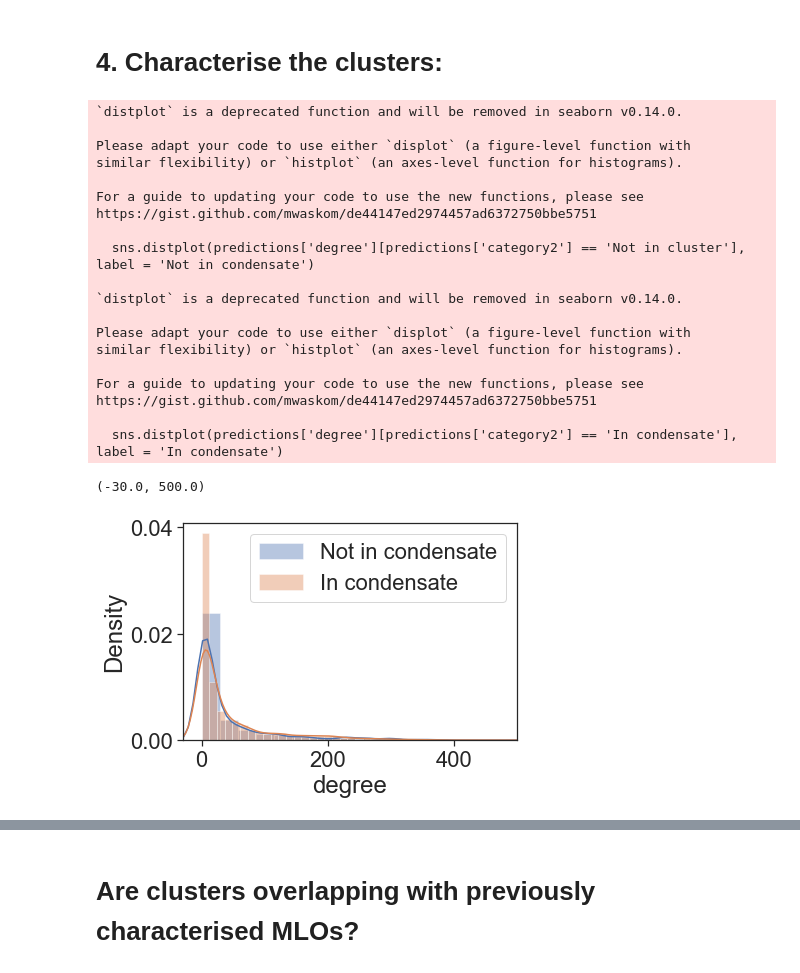
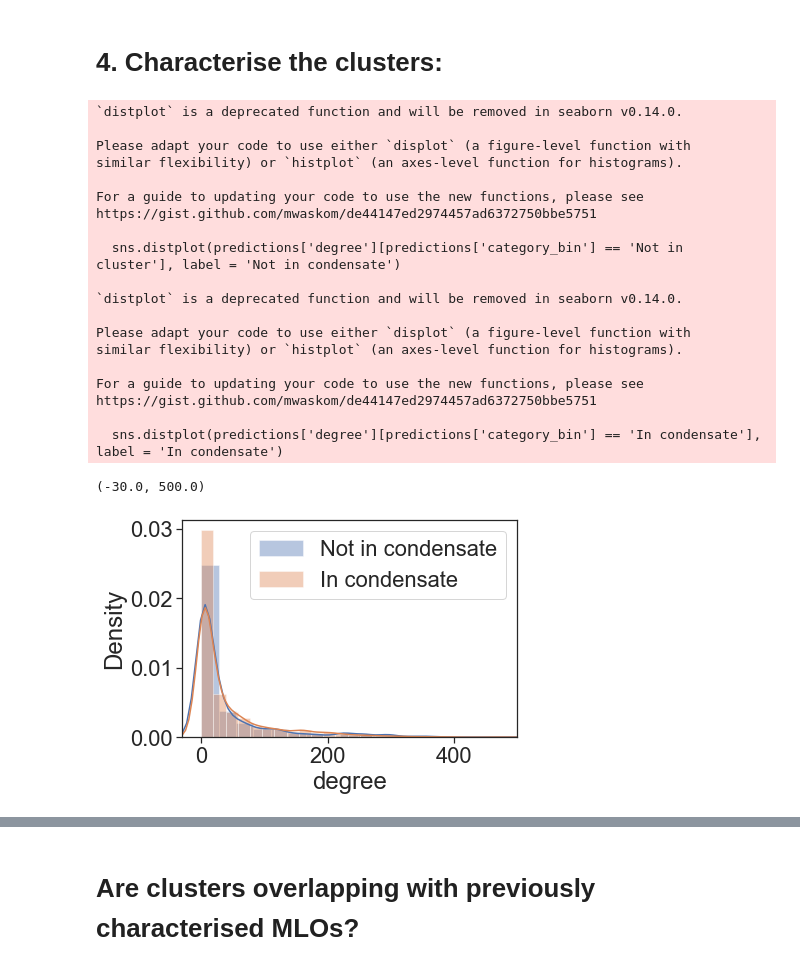
Before and after one commit to kadiliissaar/ProteinCondensateAtlas, a Jupyter notebook: 4__Construction_and_Validation_of_Condensate_Atlas.ipynb, the cells around one changed output, grey strips where cells are left out. Saved outputs shown, nothing was run; the diff lists cells and outputs as text; code cells hidden in the pictures.

```diff
--- a/4__Construction_and_Validation_of_Condensate_Atlas.ipynb
+++ b/4__Construction_and_Validation_of_Condensate_Atlas.ipynb
@@ -139,10 +153,10 @@ for p in range(0, 100):
 # %%
-results_clustering = pd.DataFrame({'cluster_index_50': cluster_index_50,
-                                  'cluster_index_100': cluster_index_100,
+results_clustering_all = pd.DataFrame({str(col1): cluster_index_1,
+                                  str(col2): cluster_index_2,
                                   'cluster_size': cluster_size_array,
                                   'cond_prone_protein_count': cond_prone_in_cluster_array,
                                   'proteins': IDs})
-results_clustering = results_clustering[results_clustering['cluster_size'] > 7]
+results_clustering = results_clustering_all[results_clustering_all['cluster_size'] > 5]
 results_clustering['cond_fraction'] = results_clustering['cond_prone_protein_count'] / results_clustering['cluster_size']
 results_clustering = results_clustering.reset_index(drop = True)
 results_clustering_all = results_clustering.copy()
@@ -201,2 +219,12 @@ https://gist.github.com/mwaskom/de44147ed2974457ad6372750bbe5751
+# %%
+proteins_updated = []
+for k in range(0, len(results_clustering)):
+    proteins_here = results_clustering.iloc[k]['proteins']
+    a = pd.Series(proteins_here).map(SC_score_dict)
+    b = pd.Series(proteins_here).map(COND_score_EF_dict)
+    temp_df = pd.DataFrame({'protein': proteins_here, 'SC_score': a, 'CL_score': b})
+    proteins_updated.append(proteins_here)
+results_clustering['proteins'] = proteins_updated
+results_clustering['cluster_size_final'] = results_clustering['proteins'].str.len()
 # %% [markdown]
 # 4. Characterise the clusters:
@@ -206,18 +231,19 @@ IA_df = pd.pivot_table(IA_data_start, index='protein1', columns='protein2', fill
 # %%
-IA_df_binary = IA_df > 700
+#IA_df_binary = IA_df4.astype(int) > 700
 degree = list(np.sum(IA_df_binary, axis = 1))
-mapping_df = pd.read_csv('Data/Biogrid/uniprot_to_ensp.txt', sep = '\t')
-mapping_dict = dict(zip(mapping_df['To'], mapping_df['From']))
-IDs = IA_df_binary.index.map(mapping_dict)
+predictions = pd.read_csv('Output/predictions.csv')
+swissprot = pd.read_excel('Data/Swissprot/human_swissprot.xlsx')
+mapping_dict = dict(zip(swissprot['Entry'], swissprot['Gene']))
+IDs = IA_df_binary.index
 degree_dict = dict(zip(IDs, degree))
-predictions['prediction_phys_rank'] = predictions['prediction_phys'].rank(ascending=True) / len(predictions)
+predictions['prediction_rank'] = predictions['prediction_comb'].rank(ascending=True) / len(predictions)
 
 score1_dict = dict(zip(predictions['Entry'], predictions['DeePhase_score']))
-score2_dict = dict(zip(predictions['Entry'], predictions['prediction_phys_rank']))
+score2_dict = dict(zip(predictions['Entry'], predictions['prediction_comb']))
+predictions['degree'] = predictions['Entry'].map(degree_dict)
 # %%
-predictions['degree'] = predictions['Entry'].map(degree_dict)
 predictions = predictions[predictions['degree'].notna()]
-predictions['cond_prone'] = np.where((predictions['DeePhase_score'] > 0.75)|(predictions['prediction_phys'] > 0.30), True, False)
+predictions['cond_prone'] = np.where((predictions['DeePhase_score'] > 0.75)|(predictions['prediction_phys'] > 0.25), True, False)
 proteins_in_clusters = results_clustering['proteins'].explode().tolist()
 predictions['in_cluster'] = np.where(predictions['Entry'].isin(proteins_in_clusters), True, False)
 # %%
@@ -232,35 +258,35 @@ results_clustering['mean_prediction_phys'] = results_clustering['prediction_phys
 # %%
 predictions['category'] = np.where(predictions['DeePhase_score'] > 0.75, 'Cond. scaffold', np.NaN)
 predictions['category'] = np.where((predictions['DeePhase_score'] < 0.75) &
                                    (predictions['in_cluster'] == True), 'in cluster, not scaffold', predictions['category'])
 predictions['category'] = np.where(predictions['in_cluster'] == False, 'not in cluster', predictions['category'])
 category_dict = dict(zip(predictions['Entry'], predictions['category']))
-predictions['category2'] = np.where(predictions['category'] == 'not in cluster', 'Not in cluster', 'In condensate')
-sns.distplot(predictions['degree'][predictions['category2'] == 'Not in cluster'], label = 'Not in condensate')
-sns.distplot(predictions['degree'][predictions['category2'] == 'In condensate'], label = 'In condensate')
+predictions['category_bin'] = np.where(predictions['category'] == 'not in cluster', 'Not in cluster', 'In condensate')
+sns.distplot(predictions['degree'][predictions['category_bin'] == 'Not in cluster'], label = 'Not in condensate')
+sns.distplot(predictions['degree'][predictions['category_bin'] == 'In condensate'], label = 'In condensate')
 plt.legend()
 plt.xlim([-30, 500])
 # %% [output]
 `distplot` is a deprecated function and will be removed in seaborn v0.14.0.
 
 Please adapt your code to use either `displot` (a figure-level function with
 similar flexibility) or `histplot` (an axes-level function for histograms).
 
 For a guide to updating your code to use the new functions, please see
 https://gist.github.com/mwaskom/de44147ed2974457ad6372750bbe5751
 
-  sns.distplot(predictions['degree'][predictions['category2'] == 'Not in cluster'], label = 'Not in condensate')
+  sns.distplot(predictions['degree'][predictions['category_bin'] == 'Not in cluster'], label = 'Not in condensate')
 
 `distplot` is a deprecated function and will be removed in seaborn v0.14.0.
 
 Please adapt your code to use either `displot` (a figure-level function with
 similar flexibility) or `histplot` (an axes-level function for histograms).
 
 For a guide to updating your code to use the new functions, please see
 https://gist.github.com/mwaskom/de44147ed2974457ad6372750bbe5751
 
-  sns.distplot(predictions['degree'][predictions['category2'] == 'In condensate'], label = 'In condensate')
+  sns.distplot(predictions['degree'][predictions['category_bin'] == 'In condensate'], label = 'In condensate')
 (-30.0, 500.0)
-[figure, old version]
+[figure, new version]
 # %%
 pivots_comb = pd.DataFrame()
```
Also changed, not shown: parts of 25 cells of this notebook, 3 other files.
